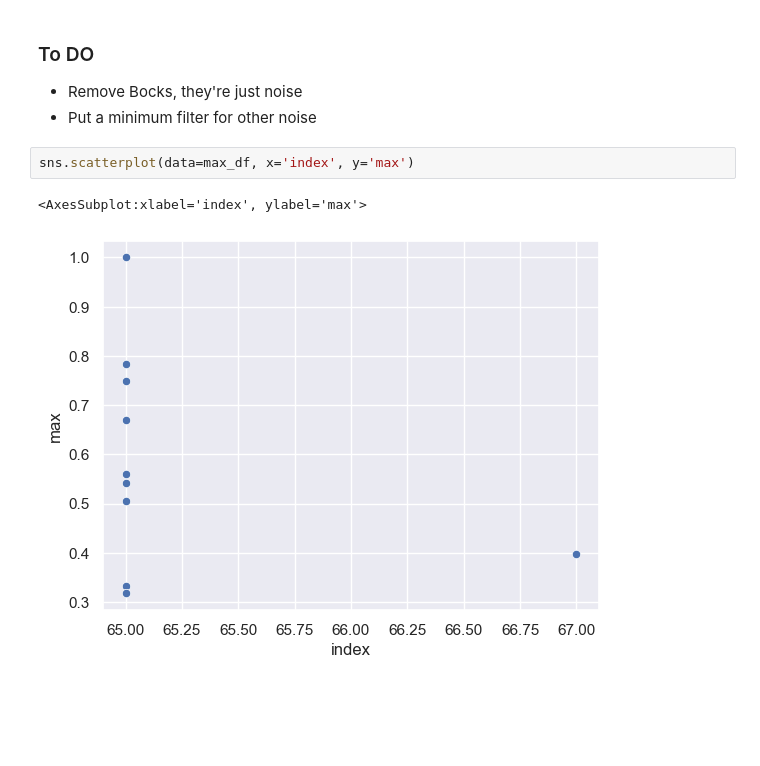
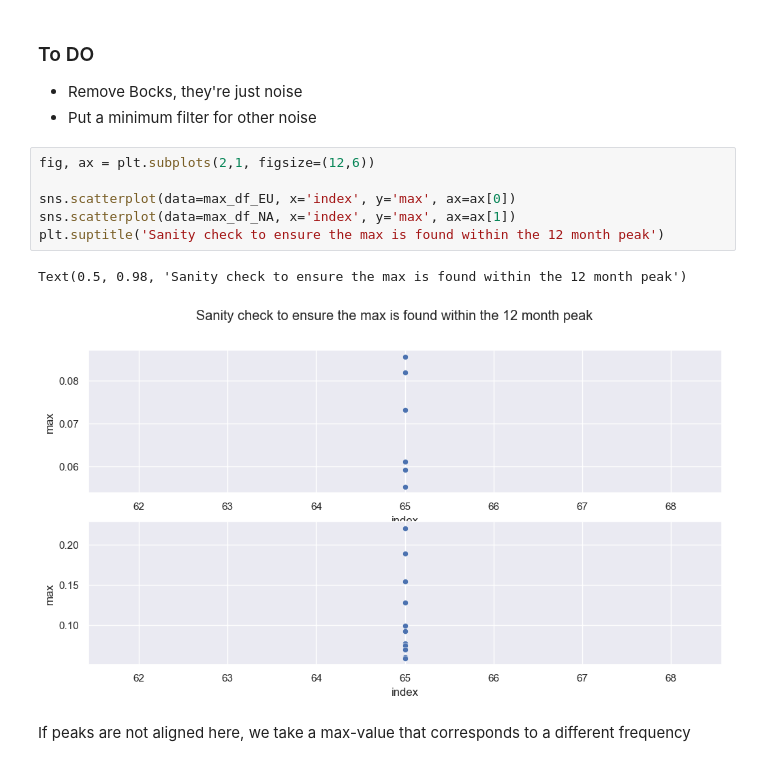
Before and after one commit to epfl-ada/ada-2023-project-welovepandas, a Jupyter notebook: Time_series.ipynb, the cells around one changed output. Saved outputs shown, nothing was run; the diff lists cells and outputs as text; blank space fills up the shorter version.

```diff
--- a/Time_series.ipynb
+++ b/Time_series.ipynb
@@ -386,8 +398,14 @@ No artists with labels found to put in legend.  Note that artists whose label st
 ### To DO
 - Remove Bocks, they're just noise
 - Put a minimum filter for other noise
-# %%
-sns.scatterplot(data=max_df, x='index', y='max')
-# %% [output]
-<AxesSubplot:xlabel='index', ylabel='max'>
-[figure, removed]
+# %%
+fig, ax = plt.subplots(2,1, figsize=(12,6))
+
+sns.scatterplot(data=max_df_EU, x='index', y='max', ax=ax[0])
+sns.scatterplot(data=max_df_NA, x='index', y='max', ax=ax[1])
+plt.suptitle('Sanity check to ensure the max is found within the 12 month peak')
+# %% [output]
+Text(0.5, 0.98, 'Sanity check to ensure the max is found within the 12 month peak')
+[figure, added]
+# %% [markdown]
+If peaks are not aligned here, we take a max-value that corresponds to a different frequency
```
Also changed, not shown: parts of 8 cells of this notebook.
